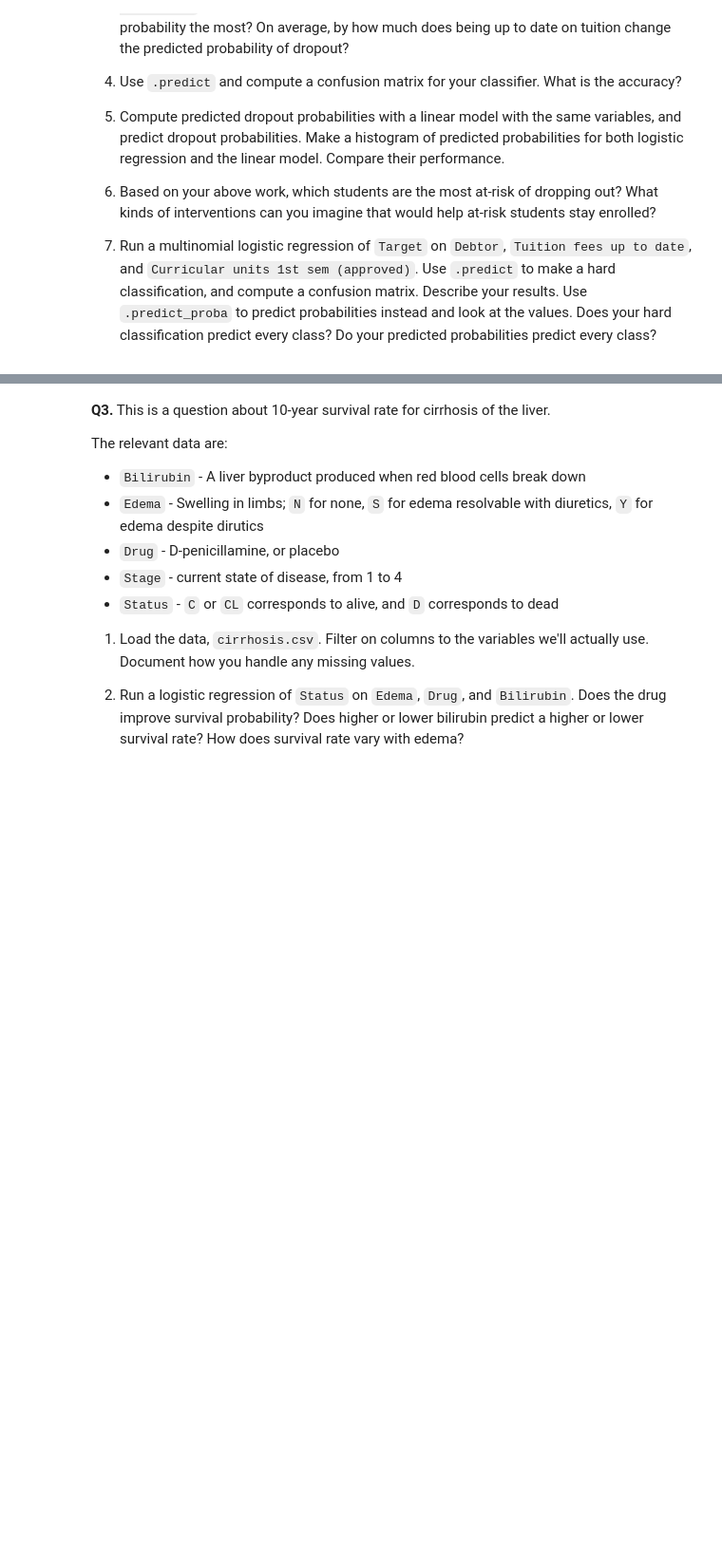
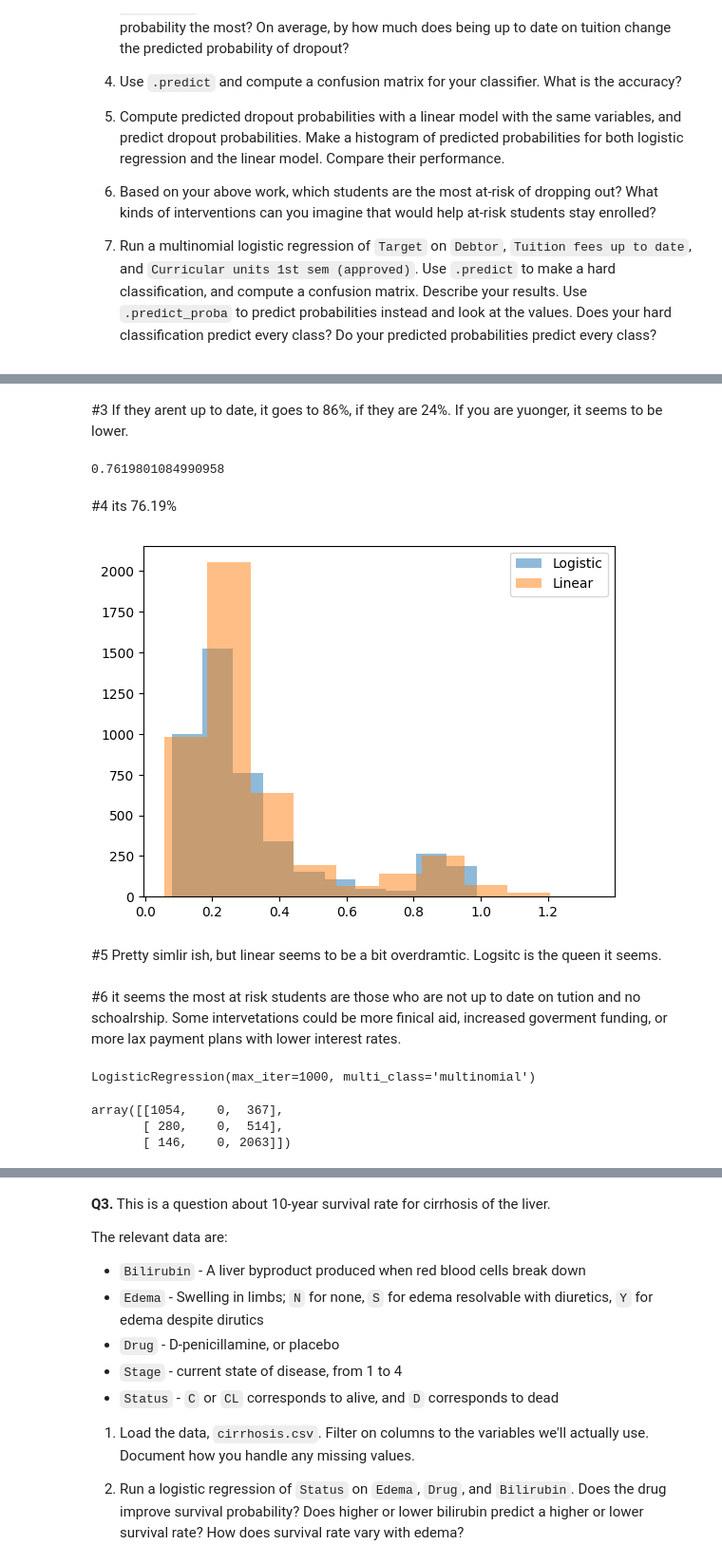
Before and after one commit to AlxScottt/undergrad_ml_assignments, a Jupyter notebook: 05_assignment_glm.ipynb, the cells around one changed output, grey strips where cells are left out. Shown at 95% size. Saved outputs shown, nothing was run; the diff lists cells and outputs as text; code cells hidden in the pictures; blank space fills up the shorter version.

```diff
--- a/05_assignment_glm.ipynb
+++ b/05_assignment_glm.ipynb
@@ -70,0 +155,59 @@ The relevant variables are:
+# %% [markdown]
+#3
+If they arent up to date, it goes to 86%, if they are 24%. If you are yuonger, it seems to be lower.
+# %%
+from sklearn.metrics import confusion_matrix, accuracy_score
+
+y_pred = model.predict(X)
+
+confusion_matrix(y, y_pred)
+accuracy_score(y, y_pred)
+# %% [output]
+0.7619801084990958
+# %% [markdown]
+#4
+its 76.19%
+# %%
+#5
+from sklearn.linear_model import LinearRegression
+
+lin_model = LinearRegression()
+lin_model.fit(X, y)
+
+df["lin_pred"] = lin_model.predict(X)
+# %%
+#5 contuined
+plt.hist(df["pred_dropout"], alpha=0.5, label="Logistic")
+plt.hist(df["lin_pred"], alpha=0.5, label="Linear")
+plt.legend()
+plt.show()
+# %% [output]
+[figure, added]
+# %% [markdown]
+#5
+Pretty simlir ish, but linear seems to be a bit overdramtic. Logsitc is the queen it seems.
+# %% [markdown]
+#6
+it seems the most at risk students are those who are not up to date on tution and no schoalrship. Some intervetations could be more finical aid, increased goverment funding, or more lax payment plans with lower interest rates.
+# %%
+#7
+X_multi = df[[
+    "Debtor",
+    "Tuition fees up to date",
+    "Curricular units 1st sem (approved)"
+]]
+
+y_multi = df["Target"]
+
+multi_model = LogisticRegression(multi_class="multinomial", max_iter=1000)
+multi_model.fit(X_multi, y_multi)
+# %% [output]
+LogisticRegression(max_iter=1000, multi_class='multinomial')
+# %%
+y_pred_multi = multi_model.predict(X_multi)
+
+confusion_matrix(y_multi, y_pred_multi)
+# %% [output]
+array([[1054,    0,  367],
+       [ 280,    0,  514],
+       [ 146,    0, 2063]])
```
Also changed, not shown: parts of 13 cells of this notebook.
